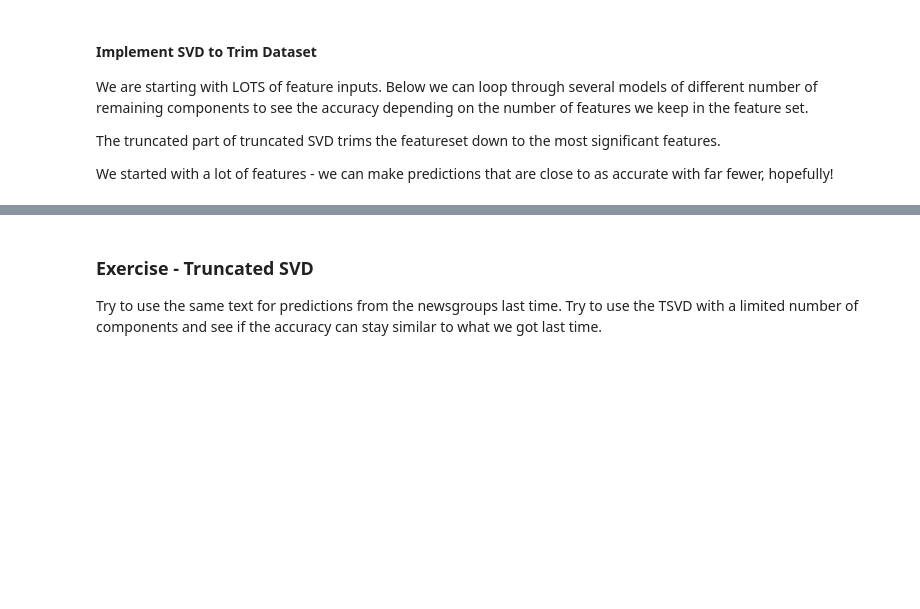
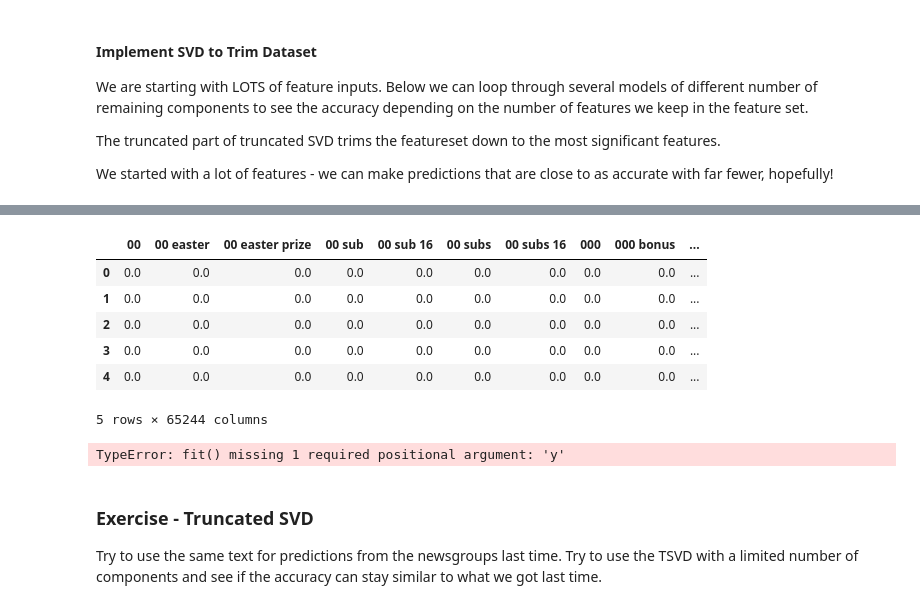
Before and after one commit to allyryry/3950_Workbooks, a Jupyter notebook: 014_nlp_part_2.ipynb, the cells around one changed output, grey strips where cells are left out. Saved outputs shown, nothing was run; the diff lists cells and outputs as text; code cells hidden in the pictures; blank space fills up the shorter version.

```diff
--- a/014_nlp_part_2.ipynb
+++ b/014_nlp_part_2.ipynb
@@ -108,0 +109,15 @@ plt.show()
+# %%
+tf_idf = TfidfVectorizer(sublinear_tf=True, ngram_range=(1,3), stop_words='english', strip_accents='unicode')
+mp_vec = tf_idf.fit_transform(df['text'])
+
+tok_cols2 = tf_idf.get_feature_names()
+tmp_df = pd.DataFrame(mp_vec.toarray(), columns=tok_cols2)
+tmp_df.head()
+# %% [output]
+|  | 00 | 00 easter | 00 easter prize | 00 sub | 00 sub 16 | 00 subs | 00 subs 16 | 000 | 000 bonus | ... |
+| 0 | 0.0 | 0.0 | 0.0 | 0.0 | 0.0 | 0.0 | 0.0 | 0.0 | 0.0 | ... |
+| 1 | 0.0 | 0.0 | 0.0 | 0.0 | 0.0 | 0.0 | 0.0 | 0.0 | 0.0 | ... |
+| 2 | 0.0 | 0.0 | 0.0 | 0.0 | 0.0 | 0.0 | 0.0 | 0.0 | 0.0 | ... |
+| 3 | 0.0 | 0.0 | 0.0 | 0.0 | 0.0 | 0.0 | 0.0 | 0.0 | 0.0 | ... |
+| 4 | 0.0 | 0.0 | 0.0 | 0.0 | 0.0 | 0.0 | 0.0 | 0.0 | 0.0 | ... |
+5 rows × 65244 columns
@@ -109,3 +129,8 @@ plt.show()
+# %%
+pipe_test.fit(X_train, y_train)
+pipe_test.score(X_test, y_test)
+# %% [output]
+TypeError: fit() missing 1 required positional argument: 'y'
 # %% [markdown]
 ### Exercise - Truncated SVD
 
```
Also changed, not shown: parts of 8 cells of this notebook, 1 other file.
